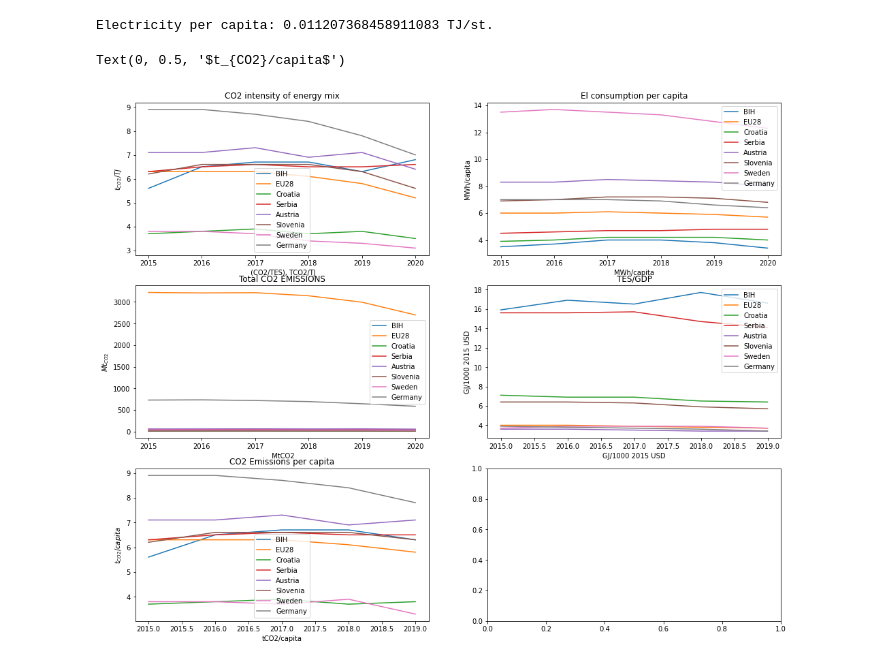
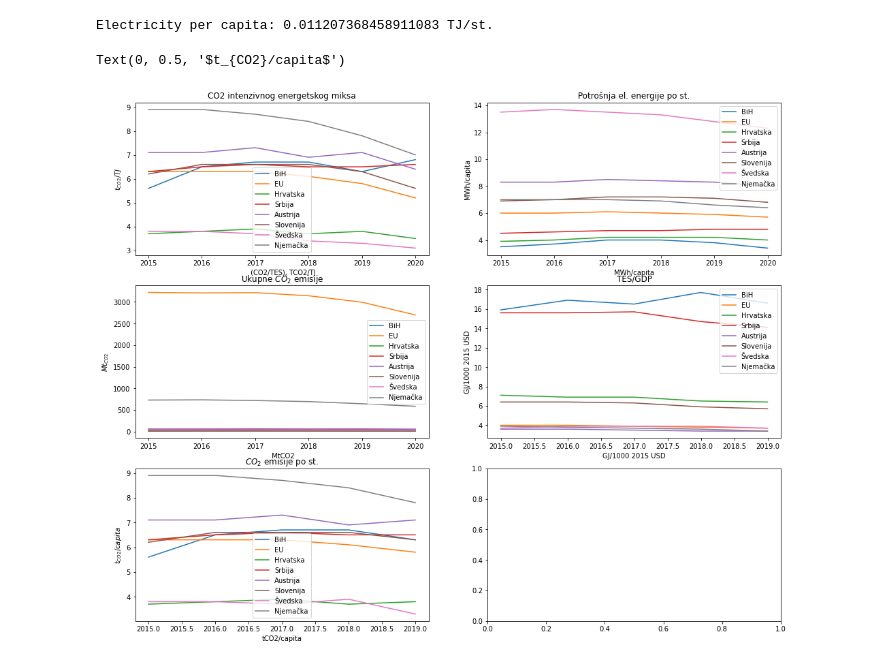
Before and after one commit to ehlimana/Electricity-analysis, a Jupyter notebook: Energy_balance.ipynb, the cells around one changed output. Drawn from its saved outputs; the diff is of its cells as text; code cells hidden in the pictures.

```diff
--- a/Energy_balance.ipynb
+++ b/Energy_balance.ipynb
@@ -313,32 +399,41 @@ print("Electricity per capita:",ELECT_CONSUM_CAPITA,"TJ/st.") #11,2GJ/st
 Electricity per capita: 0.011207368458911083 TJ/st.
 # %%
 comparison1=pd.read_excel(r"FILES\BALANCE\indicators.xlsx",sheet_name="CO2 intensity of energy mix",nrows=6)
+comparison1.columns=[' (CO2/TES), TCO2/TJ\n',"BiH","EU","Hrvatska","Srbija","Austrija","Slovenija","Švedska","Njemačka"]
+
 comparison2=pd.read_excel(r"FILES\BALANCE\indicators.xlsx",sheet_name="El consumption per capita",nrows=6)
+comparison2.columns=["MWh/capita","BiH","EU","Hrvatska","Srbija","Austrija","Slovenija","Švedska","Njemačka"]
+
 comparison3=pd.read_excel(r"FILES\BALANCE\indicators.xlsx",sheet_name="Total CO2 EMISSIONS",nrows=6)
+comparison3.columns=[' MtCO2',"BiH","EU","Hrvatska","Srbija","Austrija","Slovenija","Švedska","Njemačka"]
+
 comparison4=pd.read_excel(r"FILES\BALANCE\indicators.xlsx",sheet_name="TES per GDP ",nrows=5)
+comparison4.columns=['GJ/1000 2015 USD',"BiH","EU","Hrvatska","Srbija","Austrija","Slovenija","Švedska","Njemačka"]
+
 comparison5=pd.read_excel(r"FILES\BALANCE\indicators.xlsx",sheet_name="CO2 Emissions per capita",nrows=5)
+comparison5.columns=['tCO2/capita',"BiH","EU","Hrvatska","Srbija","Austrija","Slovenija","Švedska","Njemačka"]
 # %%
 fig,ax=plt.subplots(ncols=2,nrows=3,figsize=(17,14))
 
 comparison1.set_index(' (CO2/TES), TCO2/TJ\n').plot(ax=ax[0,0])
-ax[0,0].set_title("CO2 intensity of energy mix")
+ax[0,0].set_title("CO2 intenzivnog energetskog miksa")
 ax[0,0].set_ylabel("$t_{CO2}/TJ$")
 
 comparison2.set_index("MWh/capita").plot(ax=ax[0,1])
-ax[0,1].set_title("El consumption per capita")
+ax[0,1].set_title("Potrošnja el. energije po st.")
 ax[0,1].set_ylabel("MWh/capita")
 
 comparison3.set_index(' MtCO2').plot(ax=ax[1,0])
-ax[1,0].set_title("Total CO2 EMISSIONS")
+ax[1,0].set_title("Ukupne $CO_{2}$ emisije")
 ax[1,0].set_ylabel("$Mt_{CO2}$")
 
 comparison4.set_index('GJ/1000 2015 USD').plot(ax=ax[1,1])
 ax[1,1].set_title("TES/GDP")
 ax[1,1].set_ylabel('GJ/1000 2015 USD')
 
 comparison5.set_index('tCO2/capita').plot(ax=ax[2,0])
-ax[2,0].set_title("CO2 Emissions per capita")
+ax[2,0].set_title("$CO_{2}$ emisije po st.")
 ax[2,0].set_ylabel('$t_{CO2}/capita$')
 # %% [output]
 Text(0, 0.5, '$t_{CO2}/capita$')
-[figure, old version]
+[figure, new version]
```
Also changed, not shown: parts of 31 cells of this notebook.
